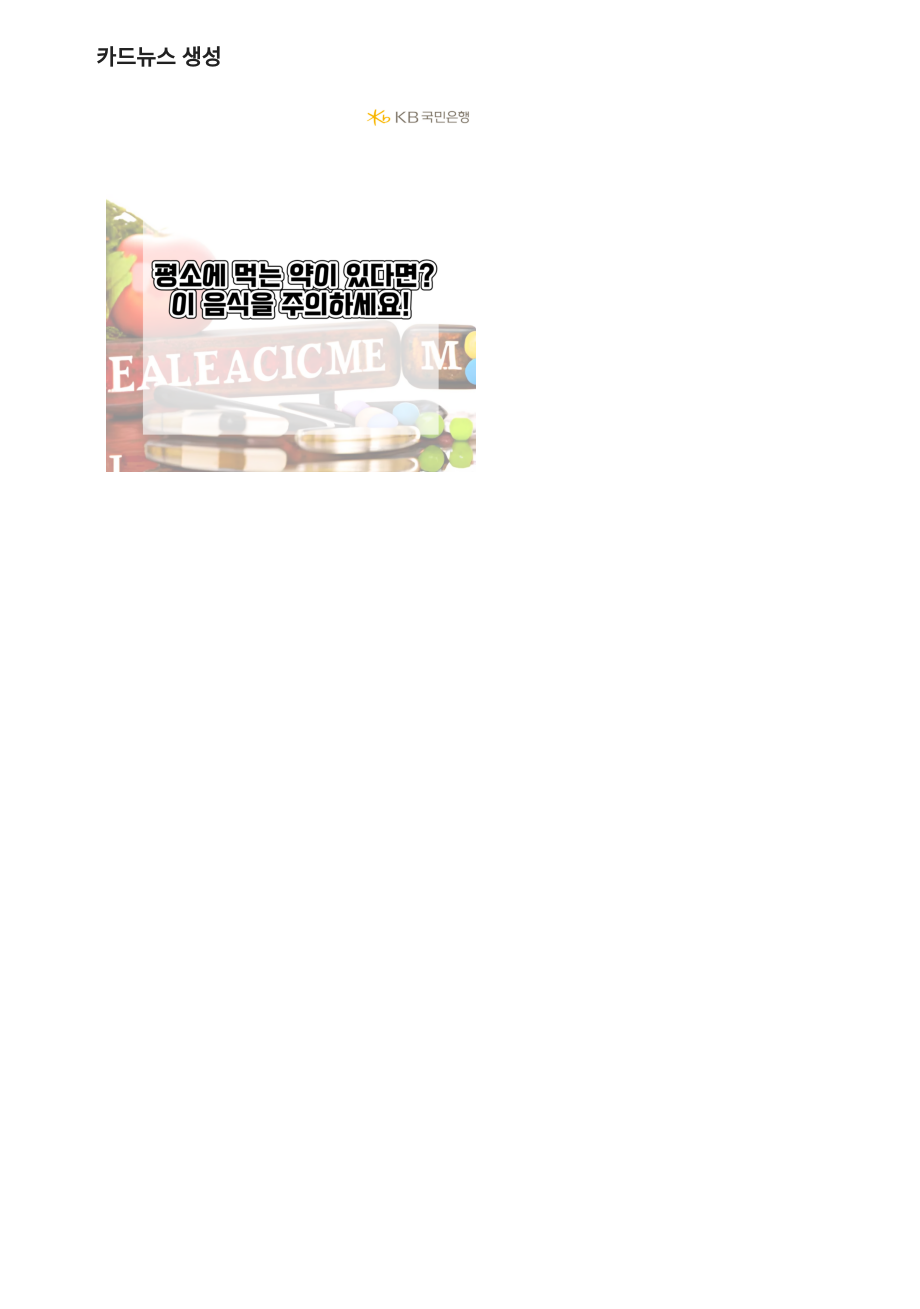
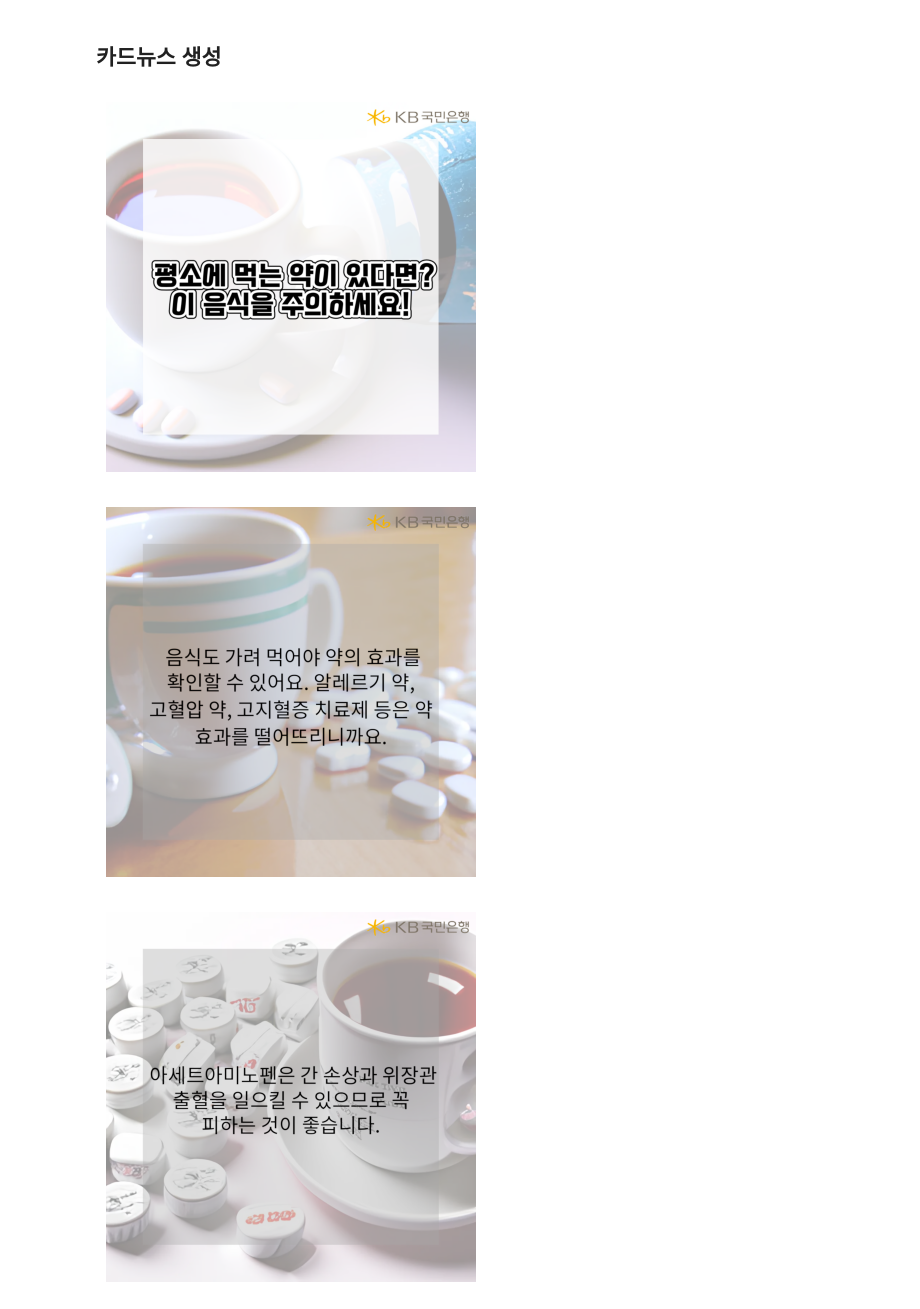
Before and after one commit to dahlia52/Future-Finance-A.I.-Challenge, a Jupyter notebook: evaluation/make_cardNews.ipynb, the cells around one changed output. Drawn from its saved outputs; the diff is of its cells as text; code cells hidden in the pictures; blank space fills up the shorter version.

```diff
--- a/evaluation/make_cardNews.ipynb
+++ b/evaluation/make_cardNews.ipynb
@@ -51,6 +51,7 @@ api = Karlo(service_key = "f4772cdef6aa15d8561268d8397d6189")
 # %%
 import pandas as pd
 df = pd.read_csv('summaryNspeechtrans.csv', encoding = 'utf-8')
+keywords_df = pd.read_csv('summary_keywords.csv', encoding = 'utf-8')
 # %%
 df
 # %% [output]
@@ -73,0 +112,7 @@ text
+# %%
+keywords = ""
+for i in range(5):
+  keywords += keywords_df.iloc[i,0] + ", "
+
+keywords = translate(keywords)
+keywords
@@ -99,9 +146,9 @@ def makeCardNews(text, keywords):
 
         # 투명한 흰 색 배경 그리기
         if i == 0  or i == len(texts)-1:
-          overlay = Image.new("RGBA", (int(image_width * 0.8), int(image_height * 0.8)), (255, 255, 255, 200))
+          overlay = Image.new("RGBA", (int(image_width * 0.8), int(image_height * 0.8)), (255, 255, 255, 230))
         else:
-          overlay = Image.new("RGBA", (int(image_width * 0.8), int(image_height * 0.8)), (0, 0, 0, 50))
+          overlay = Image.new("RGBA", (int(image_width * 0.8), int(image_height * 0.8)), (0, 0, 0, 80))
 
         # 이미지 겹치기
         merged_image = Image.new("RGBA", img.size)
@@ -110,7 +157,7 @@ def makeCardNews(text, keywords):
 
         # 텍스트 배치
         if i == 0:
-            font = ImageFont.truetype("Cafe24Ohsquare-v2.0.otf", size=70)
+            font = ImageFont.truetype("Cafe24Ohsquare-v2.0.otf", size=75)
         else:
             font = ImageFont.truetype("NotoSansKR-Regular.otf", size=55)
 
@@ -136,7 +183,12 @@ def makeCardNews(text, keywords):
             text_width, text_height = font.getsize(line)
             text_x = (image_width - text_width) // 2
 
-            draw.text((text_x, text_y), line, fill=(0, 0, 0), font=font)
+            if i == 0:
+              draw.text((text_x, text_y), line, fill=(0, 0, 0), font=font, stroke_width=10, stroke_fill='black')
+              draw.text((text_x, text_y), line, fill=(0, 0, 0), font=font, stroke_width=7, stroke_fill='white')
+            else:
+              draw.text((text_x, text_y), line, fill=(0, 0, 0), font=font)
+
             text_y += text_height
         if i == len(texts)-1:
           golden_x = (image_width - kb_golden.size[0]) // 2
@@ -231,4 +203,6 @@ def makeCardNews(text, keywords):
 # %%
-makeCardNews(text, "health, medicine")
+makeCardNews(text, keywords)
 # %% [output]
-[figure, old version]
+[figure, new version]
+[figure, added]
+[figure, added]
```
Also changed, not shown: parts of 7 cells of this notebook.
